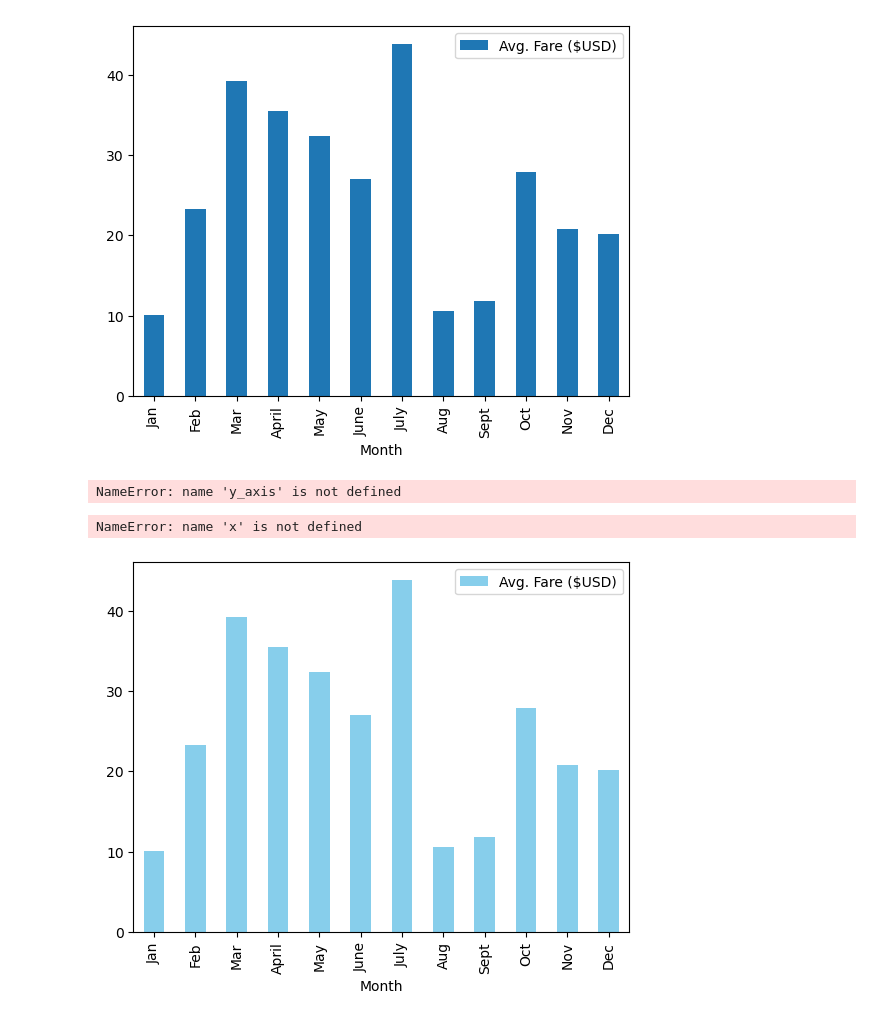
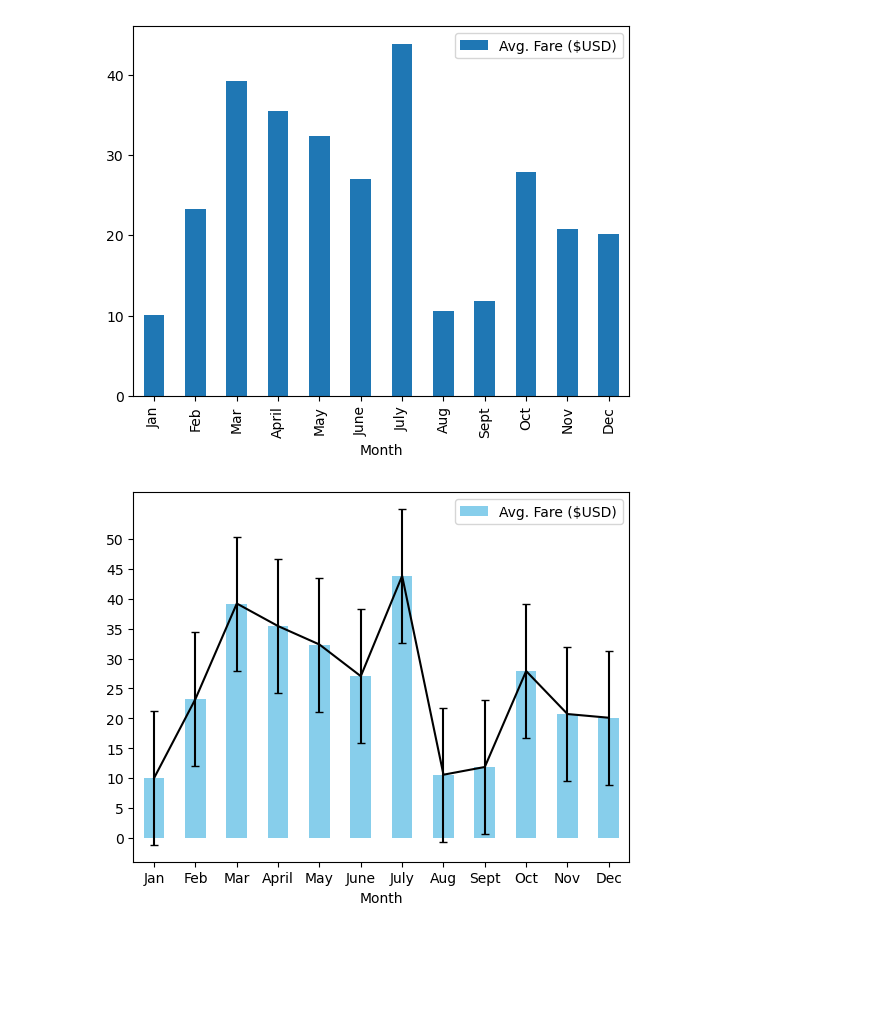
Before and after one commit to maherabdallah/PyBer-Analysis, a Jupyter notebook: Practice/PyBer_ride_data.ipynb, the cells around one changed output. Drawn from its saved outputs; the diff is of its cells as text; code cells hidden in the pictures; blank space fills up the shorter version.

```diff
--- a/PyBer_ride_data.ipynb
+++ b/Practice/PyBer_ride_data.ipynb
@@ -23,6 +23,9 @@ pyber_ride_df
 | 9 | Oct | 27.90 |
 | 10 | Nov | 20.71 |
 | 11 | Dec | 20.09 |
+# %%
+x = pyber_ride_df["Month"]
+y = pyber_ride_df["Avg. Fare ($USD)"]
 # %%
 pyber_ride_df.plot(x="Month", y="Avg. Fare ($USD)")
 plt.show()
@@ -49,18 +52,15 @@ pyber_ride_df.plot(x="Month", y="Avg. Fare ($USD)", kind='bar')
 plt.show()
 # %% [output]
 [figure]
-# %%
-import statistics
-stdev = statistics.stdev(y_axis)
-# %% [output]
-NameError: name 'y_axis' is not defined
-# %%
-import statistics
-
-pyber_ride_df.plot(x="Month", y="Avg. Fare ($USD)", kind='bar', color="skyblue")
-plt.errorbar(x="Month", y="Avg. Fare ($USD)", yerr=stdev, capsize=3)
-
-plt.show()
-# %% [output]
-NameError: name 'x' is not defined
-[figure, removed]
+# %%
+import numpy as np
+import statistics
+stdev = statistics.stdev(y)
+# %%
+pyber_ride_df.plot(x="Month", y="Avg. Fare ($USD)", kind='bar', color="skyblue")
+plt.errorbar(x, y, yerr=stdev, capsize=3, color="black")
+plt.yticks(np.arange(0,51, step=5.0))
+plt.xticks(rotation=0)
+plt.show()
+# %% [output]
+[figure, added]
```
Also changed, not shown: 1 other file.
